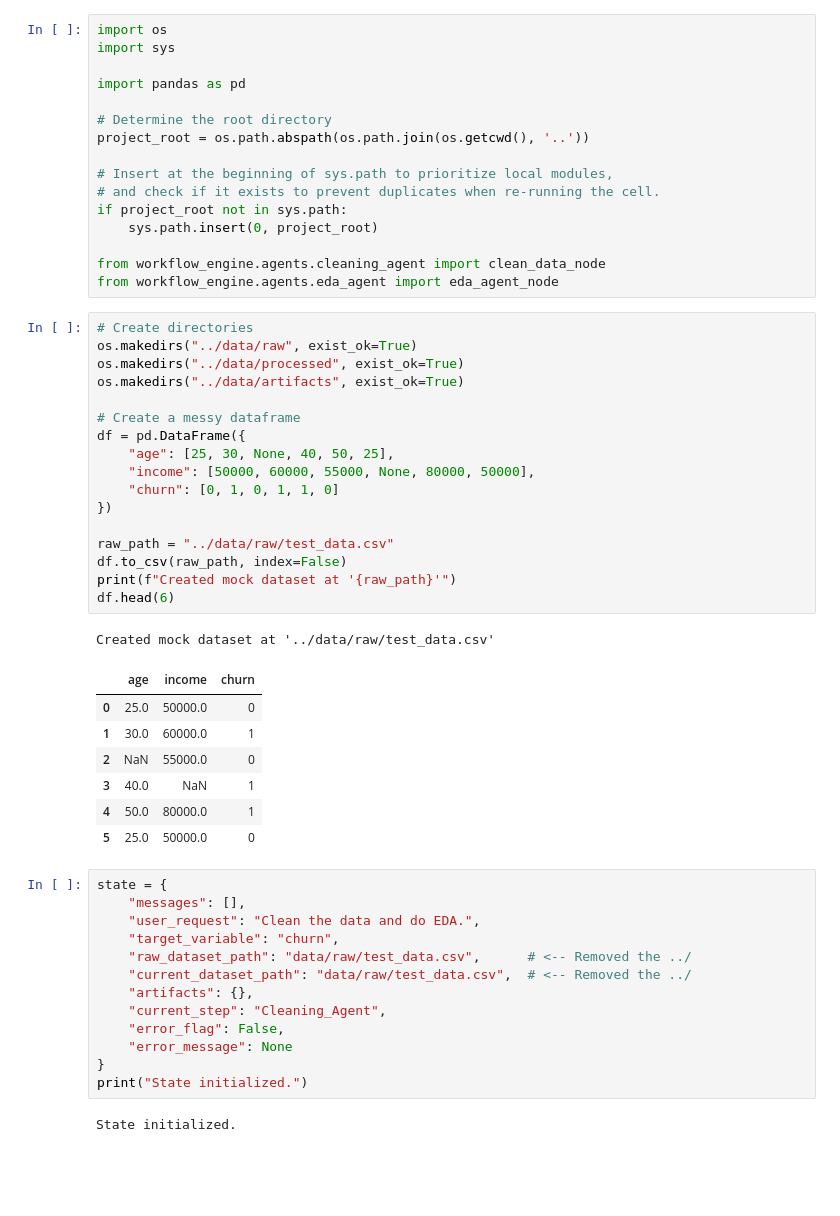
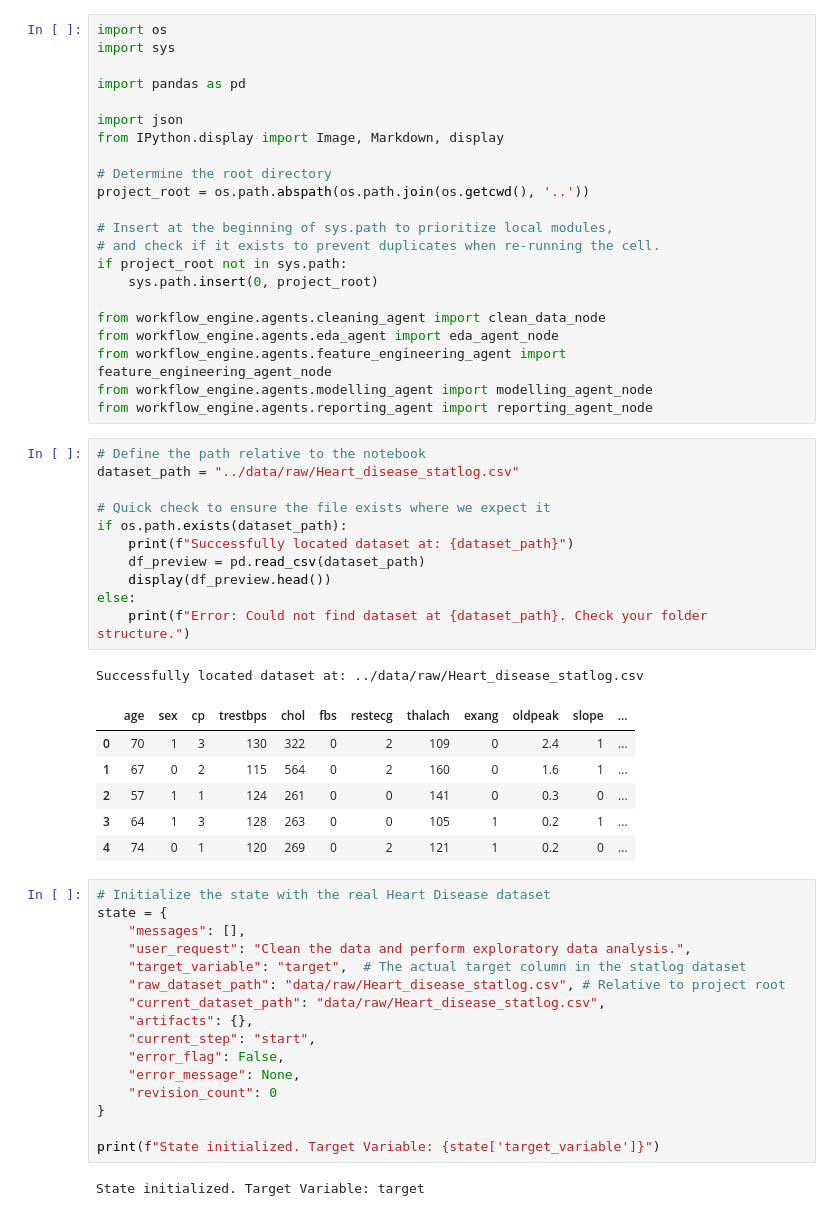
Before and after one commit to RishavChanda25/agentic-data-science-workflow, a Jupyter notebook: notebooks/test_pipeline.ipynb, the cells around one changed output. Cells and saved outputs as stored; diff of their text form; blank space fills up the shorter version.

```diff
--- a/notebooks/test_pipeline.ipynb
+++ b/notebooks/test_pipeline.ipynb
@@ -3,6 +3,9 @@ import os
 import sys
 
 import pandas as pd
+
+import json
+from IPython.display import Image, Markdown, display
 
 # Determine the root directory
 project_root = os.path.abspath(os.path.join(os.getcwd(), '..'))
@@ -14,47 +17,46 @@ if project_root not in sys.path:
 
 from workflow_engine.agents.cleaning_agent import clean_data_node
 from workflow_engine.agents.eda_agent import eda_agent_node
+from workflow_engine.agents.feature_engineering_agent import feature_engineering_agent_node
+from workflow_engine.agents.modelling_agent import modelling_agent_node
+from workflow_engine.agents.reporting_agent import reporting_agent_node
 # %%
-# Create directories
-os.makedirs("../data/raw", exist_ok=True)
-os.makedirs("../data/processed", exist_ok=True)
-os.makedirs("../data/artifacts", exist_ok=True)
+# Define the path relative to the notebook
+dataset_path = "../data/raw/Heart_disease_statlog.csv"
 
-# Create a messy dataframe
-df = pd.DataFrame({
-    "age": [25, 30, None, 40, 50, 25],
-    "income": [50000, 60000, 55000, None, 80000, 50000],
-    "churn": [0, 1, 0, 1, 1, 0]
-})
-
-raw_path = "../data/raw/test_data.csv"
-df.to_csv(raw_path, index=False)
-print(f"Created mock dataset at '{raw_path}'")
-df.head(6)
+# Quick check to ensure the file exists where we expect it
+if os.path.exists(dataset_path):
+    print(f"Successfully located dataset at: {dataset_path}")
+    df_preview = pd.read_csv(dataset_path)
+    display(df_preview.head())
+else:
+    print(f"Error: Could not find dataset at {dataset_path}. Check your folder structure.")
 # %% [output]
-Created mock dataset at '../data/raw/test_data.csv'
+Successfully located dataset at: ../data/raw/Heart_disease_statlog.csv
-|  | age | income | churn |
-| 0 | 25.0 | 50000.0 | 0 |
-| 1 | 30.0 | 60000.0 | 1 |
-| 2 | NaN | 55000.0 | 0 |
-| 3 | 40.0 | NaN | 1 |
-| 4 | 50.0 | 80000.0 | 1 |
-| 5 | 25.0 | 50000.0 | 0 |
+|  | age | sex | cp | trestbps | chol | fbs | restecg | thalach | exang | oldpeak | slope | ... |
+| 0 | 70 | 1 | 3 | 130 | 322 | 0 | 2 | 109 | 0 | 2.4 | 1 | ... |
+| 1 | 67 | 0 | 2 | 115 | 564 | 0 | 2 | 160 | 0 | 1.6 | 1 | ... |
+| 2 | 57 | 1 | 1 | 124 | 261 | 0 | 0 | 141 | 0 | 0.3 | 0 | ... |
+| 3 | 64 | 1 | 3 | 128 | 263 | 0 | 0 | 105 | 1 | 0.2 | 1 | ... |
+| 4 | 74 | 0 | 1 | 120 | 269 | 0 | 2 | 121 | 1 | 0.2 | 0 | ... |
 # %%
+# Initialize the state with the real Heart Disease dataset
 state = {
     "messages": [],
-    "user_request": "Clean the data and do EDA.",
-    "target_variable": "churn",
-    "raw_dataset_path": "data/raw/test_data.csv",      # <-- Removed the ../
-    "current_dataset_path": "data/raw/test_data.csv",  # <-- Removed the ../
+    "user_request": "Clean the data and perform exploratory data analysis.",
+    "target_variable": "target",  # The actual target column in the statlog dataset
+    "raw_dataset_path": "data/raw/Heart_disease_statlog.csv", # Relative to project root
+    "current_dataset_path": "data/raw/Heart_disease_statlog.csv",
     "artifacts": {},
-    "current_step": "Cleaning_Agent",
+    "current_step": "start",
     "error_flag": False,
-    "error_message": None
+    "error_message": None,
+    "revision_count": 0
 }
-print("State initialized.")
+
+print(f"State initialized. Target Variable: {state['target_variable']}")
 # %% [output]
-State initialized.
+State initialized. Target Variable: target
 # %%
 print("--- RUNNING CLEANING AGENT ---")
 cleaning_update = clean_data_node(state)
```
Also changed, not shown: parts of 6 cells of this notebook, 4 other files.
